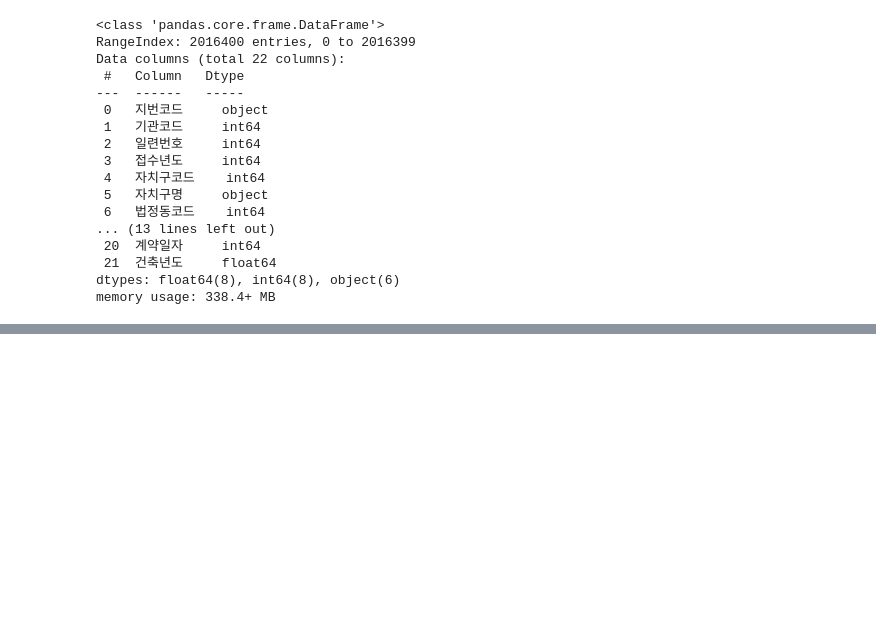
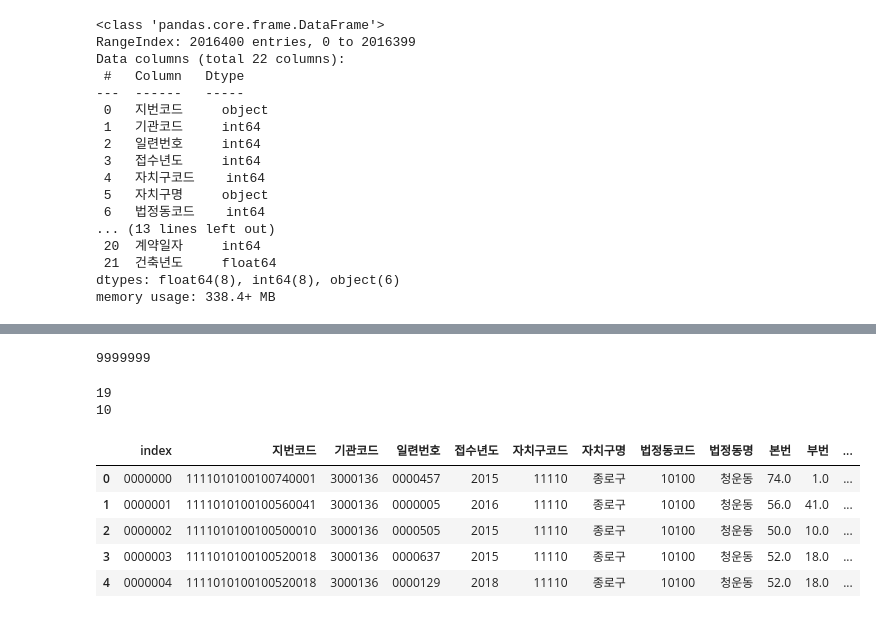
Before and after one commit to oftto/seoul_house, a Jupyter notebook: seoulhouse_preprocessing.ipynb, the cells around one changed output, grey strips where cells are left out. Drawn from its saved outputs; the diff is of its cells as text; code cells hidden in the pictures; blank space fills up the shorter version.

```diff
--- a/seoulhouse_preprocessing.ipynb
+++ b/seoulhouse_preprocessing.ipynb
@@ -65,0 +73,27 @@ memory usage: 338.4+ MB
+# %%
+df.기관코드.max()
+# %% [output]
+9999999
+# %%
+df['기관코드'] = df.기관코드.astype(str).apply(lambda x: x.zfill(7))
+# %%
+print(max(df.지번코드.map(str).apply(len)))
+print(min(df.지번코드.map(str).apply(len)))
+# %% [output]
+19
+10
+# %%
+df['지번코드'] = df.지번코드.astype(str).apply(lambda x: x.zfill(19))
+# %%
+data = df.reset_index()
+# %%
+data['index']= data['index'].astype(str).apply(lambda x: x.zfill(7))
+# %%
+data.head()
+# %% [output]
+|  | index | 지번코드 | 기관코드 | 일련번호 | 접수년도 | 자치구코드 | 자치구명 | 법정동코드 | 법정동명 | 본번 | 부번 | ... |
+| 0 | 0000000 | 1111010100100740001 | 3000136 | 0000457 | 2015 | 11110 | 종로구 | 10100 | 청운동 | 74.0 | 1.0 | ... |
+| 1 | 0000001 | 1111010100100560041 | 3000136 | 0000005 | 2016 | 11110 | 종로구 | 10100 | 청운동 | 56.0 | 41.0 | ... |
+| 2 | 0000002 | 1111010100100500010 | 3000136 | 0000505 | 2015 | 11110 | 종로구 | 10100 | 청운동 | 50.0 | 10.0 | ... |
+| 3 | 0000003 | 1111010100100520018 | 3000136 | 0000637 | 2015 | 11110 | 종로구 | 10100 | 청운동 | 52.0 | 18.0 | ... |
+| 4 | 0000004 | 1111010100100520018 | 3000136 | 0000129 | 2018 | 11110 | 종로구 | 10100 | 청운동 | 52.0 | 18.0 | ... |
```
Also changed, not shown: parts of 13 cells of this notebook.
